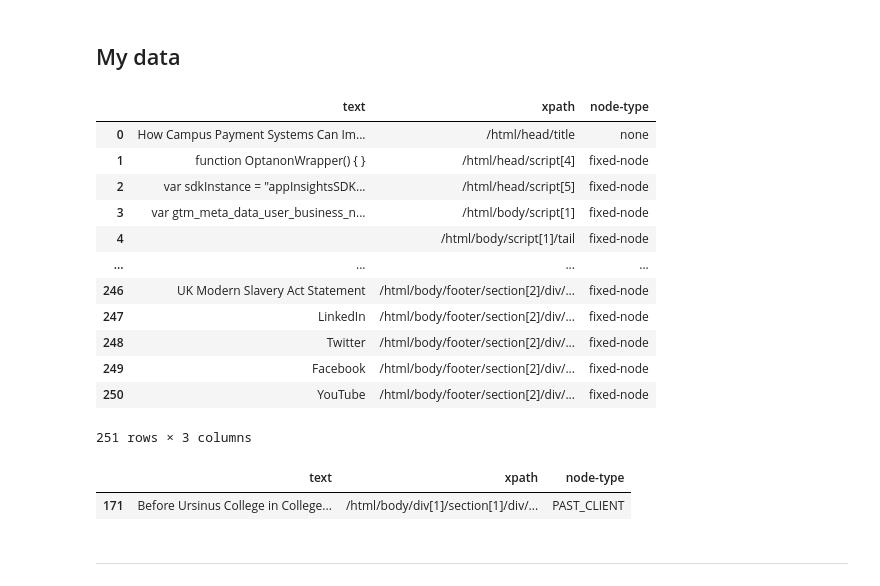
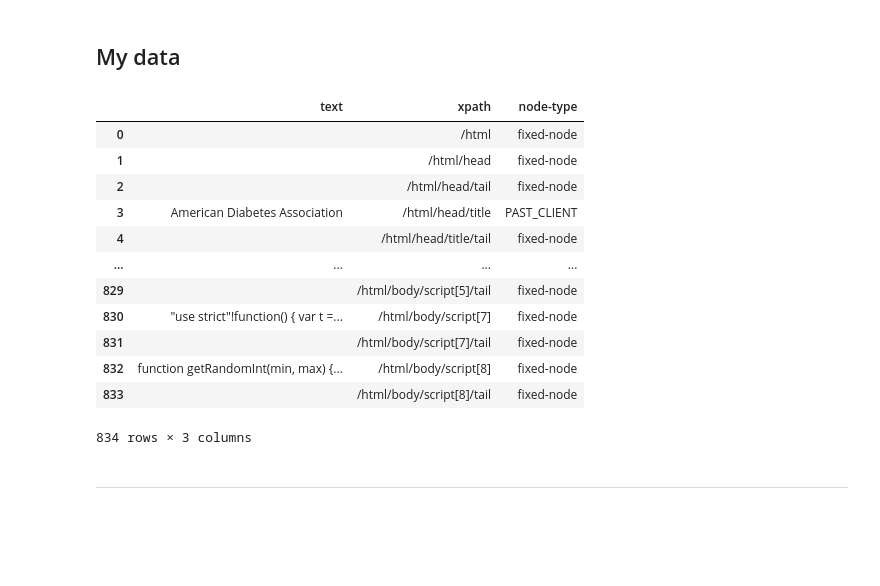
Before and after one commit to aimore-globality/unilm, a Jupyter notebook: markuplm/notebooks/Check_SWDE_data.ipynb, the cells around one changed output. Cells and saved outputs as stored; diff of their text form; code cells hidden in the pictures; blank space fills up the shorter version.

```diff
--- a/markuplm/notebooks/Check_SWDE_data.ipynb
+++ b/markuplm/notebooks/Check_SWDE_data.ipynb
@@ -121,31 +117,27 @@ pd.DataFrame(df[page_index], columns=['text', 'xpath', 'node-type'])
 # %%
 pd.set_option('max_colwidth', 2000)
 
-website_data_path = '/Users/aimoredutra/GIT/swde/my_CF_processed/WAE-aciworldwide.com-2000.pickle'
+website_data_path = Path.cwd().parents[2] / 'swde/my_CF_processed/WAE-blackbaud.com-2000.pickle'
+
 all_data = pd.read_pickle(website_data_path)
 # %%
-page_index = '0002'
+page_index = '0001'
 df = pd.DataFrame(all_data[page_index], columns=['text', 'xpath', 'node-type'])
 df
 # %% [output]
 |  | text | xpath | node-type |
-| 0 | How Campus Payment Systems Can Im... | /html/head/title | none |
-| 1 | function OptanonWrapper() { } | /html/head/script[4] | fixed-node |
-| 2 | var sdkInstance = "appInsightsSDK... | /html/head/script[5] | fixed-node |
-| 3 | var gtm_meta_data_user_business_n... | /html/body/script[1] | fixed-node |
-| 4 |  | /html/body/script[1]/tail | fixed-node |
+| 0 |  | /html | fixed-node |
+| 1 |  | /html/head | fixed-node |
+| 2 |  | /html/head/tail | fixed-node |
+| 3 | American Diabetes Association | /html/head/title | PAST_CLIENT |
+| 4 |  | /html/head/title/tail | fixed-node |
 | ... | ... | ... | ... |
-| 246 | UK Modern Slavery Act Statement | /html/body/footer/section[2]/div/... | fixed-node |
-| 247 | LinkedIn | /html/body/footer/section[2]/div/... | fixed-node |
-| 248 | Twitter | /html/body/footer/section[2]/div/... | fixed-node |
-| 249 | Facebook | /html/body/footer/section[2]/div/... | fixed-node |
-| 250 | YouTube | /html/body/footer/section[2]/div/... | fixed-node |
+| 829 |  | /html/body/script[5]/tail | fixed-node |
+| 830 | "use strict"!function() { var t =... | /html/body/script[7] | fixed-node |
+| 831 |  | /html/body/script[7]/tail | fixed-node |
+| 832 | function getRandomInt(min, max) {... | /html/body/script[8] | fixed-node |
+| 833 |  | /html/body/script[8]/tail | fixed-node |
-251 rows × 3 columns
+834 rows × 3 columns
-# %%
-df[df['node-type']=='PAST_CLIENT']
-# %% [output]
-|  | text | xpath | node-type |
-| 171 | Before Ursinus College in College... | /html/body/div[1]/section[1]/div/... | PAST_CLIENT |
 # %% [markdown]
 ---
 # %%
```
Also changed, not shown: parts of 4 cells of this notebook, 1 other file.
